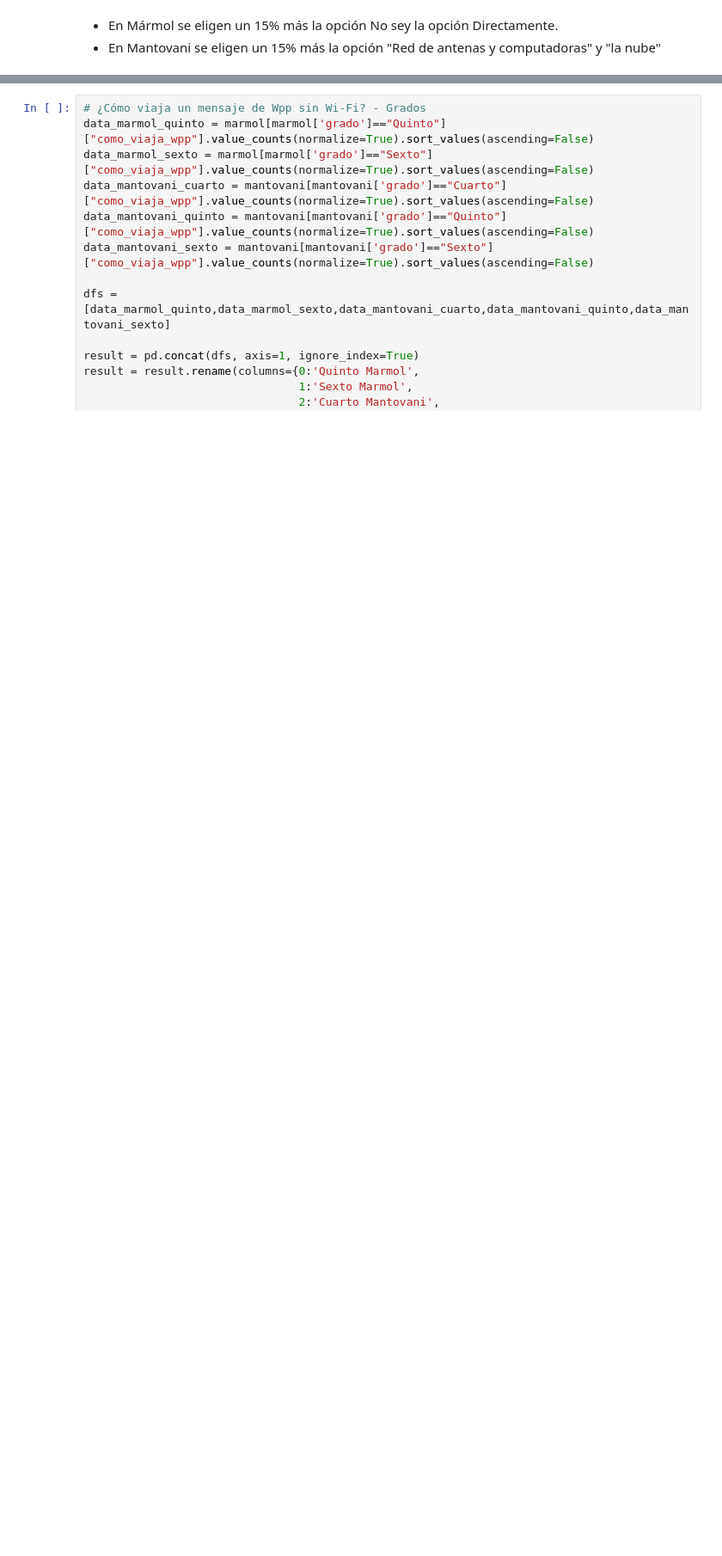
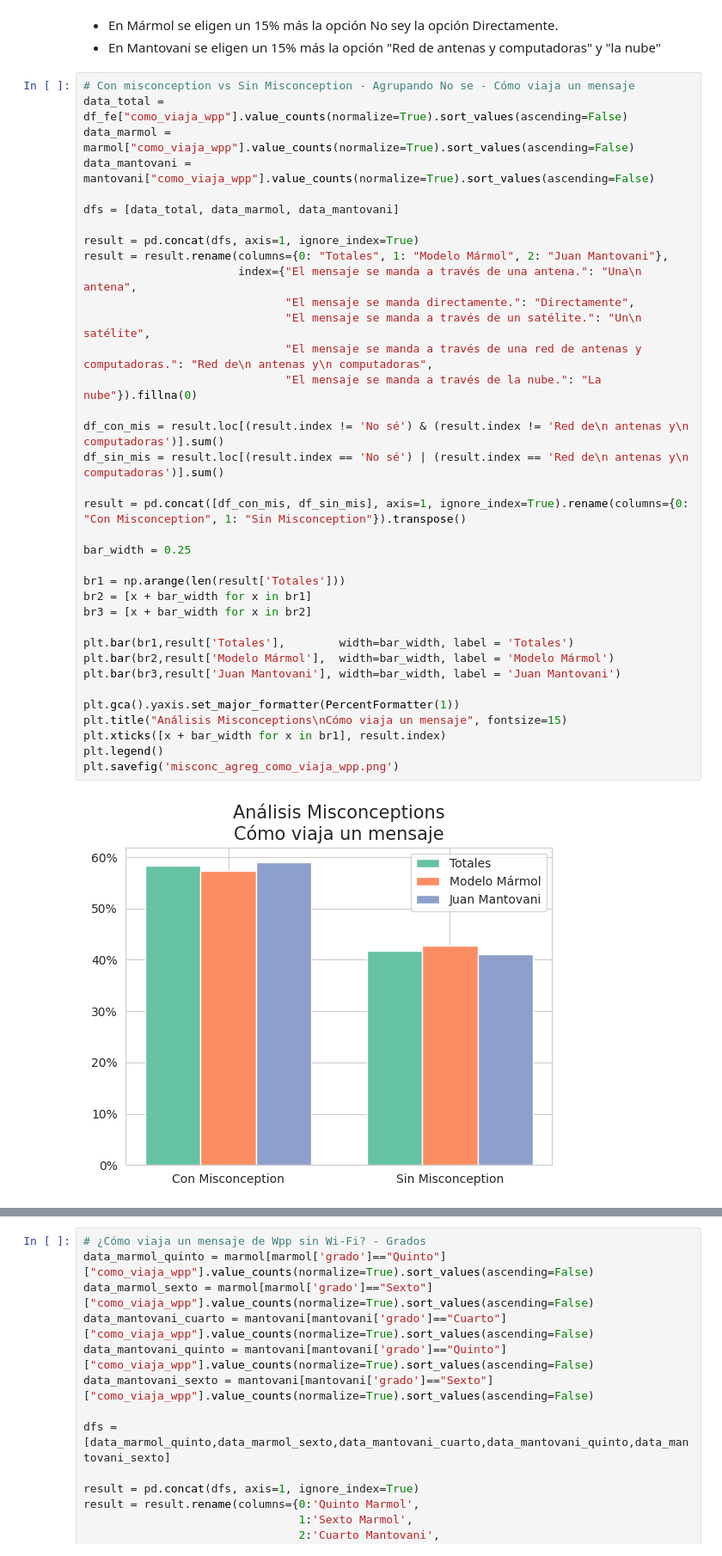
Before and after one commit to fedesassone/tesis, a Jupyter notebook: notebooks/misconceptions/Misconceptions.ipynb, the cells around one changed output, grey strips where cells are left out. Shown at 86% size. Cells and saved outputs as stored; diff of their text form; blank space fills up the shorter version.

Commit message:
Misconc: Como viaja un mje por wpp

```diff
--- a/notebooks/misconceptions/Misconceptions.ipynb
+++ b/notebooks/misconceptions/Misconceptions.ipynb
@@ -1452,3 +1452,41 @@ plt.savefig('como_viaja_wpp.png')
 # %% [markdown]
 * En Mármol se eligen un 15% más la opción No sey la opción Directamente.
 * En Mantovani se eligen un 15% más la opción "Red de antenas y computadoras" y "la nube"
+# %%
+# Con misconception vs Sin Misconception - Agrupando No se - Cómo viaja un mensaje
+data_total = df_fe["como_viaja_wpp"].value_counts(normalize=True).sort_values(ascending=False)
+data_marmol = marmol["como_viaja_wpp"].value_counts(normalize=True).sort_values(ascending=False)
+data_mantovani = mantovani["como_viaja_wpp"].value_counts(normalize=True).sort_values(ascending=False)
+
+dfs = [data_total, data_marmol, data_mantovani]
+
+result = pd.concat(dfs, axis=1, ignore_index=True)
+result = result.rename(columns={0: "Totales", 1: "Modelo Mármol", 2: "Juan Mantovani"},
+                       index={"El mensaje se manda a través de una antena.": "Una\n antena",
+                              "El mensaje se manda directamente.": "Directamente",
+                              "El mensaje se manda a través de un satélite.": "Un\n satélite",
+                              "El mensaje se manda a través de una red de antenas y computadoras.": "Red de\n antenas y\n computadoras",
+                              "El mensaje se manda a través de la nube.": "La nube"}).fillna(0)
+
+df_con_mis = result.loc[(result.index != 'No sé') & (result.index != 'Red de\n antenas y\n computadoras')].sum()
+df_sin_mis = result.loc[(result.index == 'No sé') | (result.index == 'Red de\n antenas y\n computadoras')].sum()
+
+result = pd.concat([df_con_mis, df_sin_mis], axis=1, ignore_index=True).rename(columns={0: "Con Misconception", 1: "Sin Misconception"}).transpose()
+
+bar_width = 0.25
+
+br1 = np.arange(len(result['Totales']))
+br2 = [x + bar_width for x in br1]
+br3 = [x + bar_width for x in br2]
+
+plt.bar(br1,result['Totales'],        width=bar_width, label = 'Totales')
+plt.bar(br2,result['Modelo Mármol'],  width=bar_width, label = 'Modelo Mármol')
+plt.bar(br3,result['Juan Mantovani'], width=bar_width, label = 'Juan Mantovani')
+
+plt.gca().yaxis.set_major_formatter(PercentFormatter(1))
+plt.title("Análisis Misconceptions\nCómo viaja un mensaje", fontsize=15)
+plt.xticks([x + bar_width for x in br1], result.index)
+plt.legend()
+plt.savefig('misconc_agreg_como_viaja_wpp.png')
+# %% [output]
+[figure, added]
```
Also changed, not shown: parts of 12 cells of this notebook, 7 other files.
